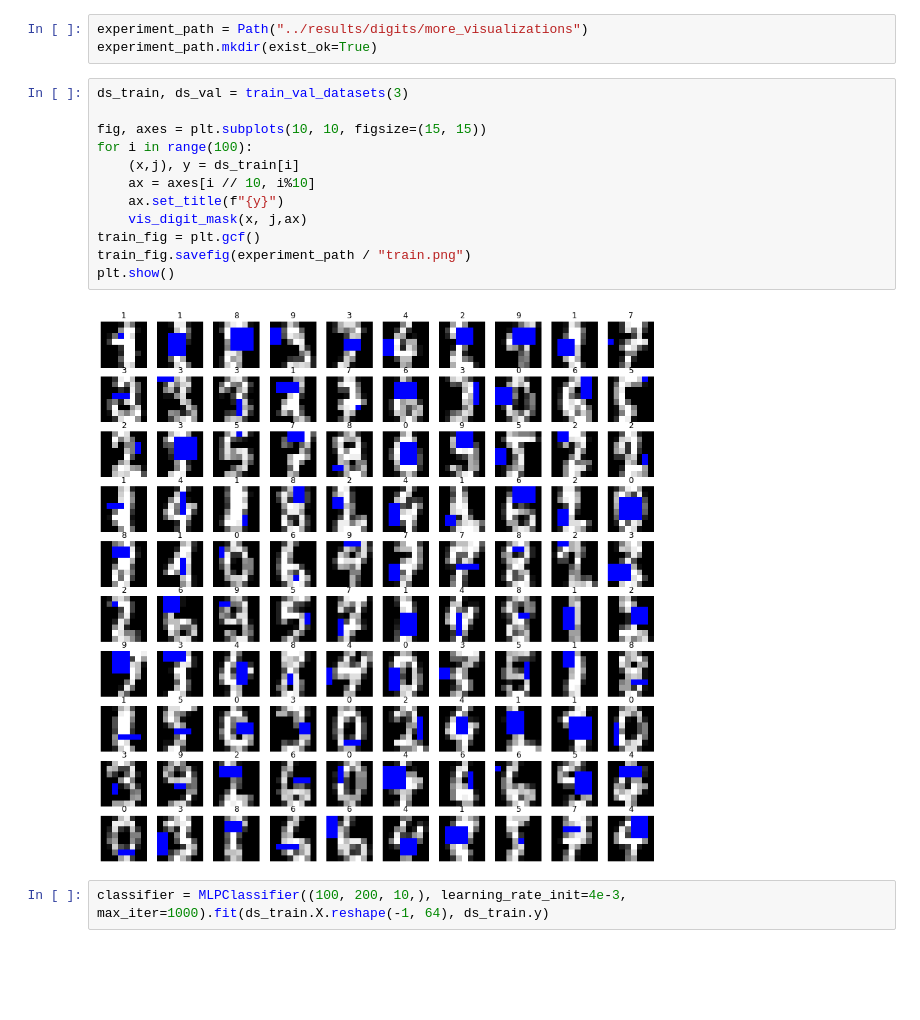
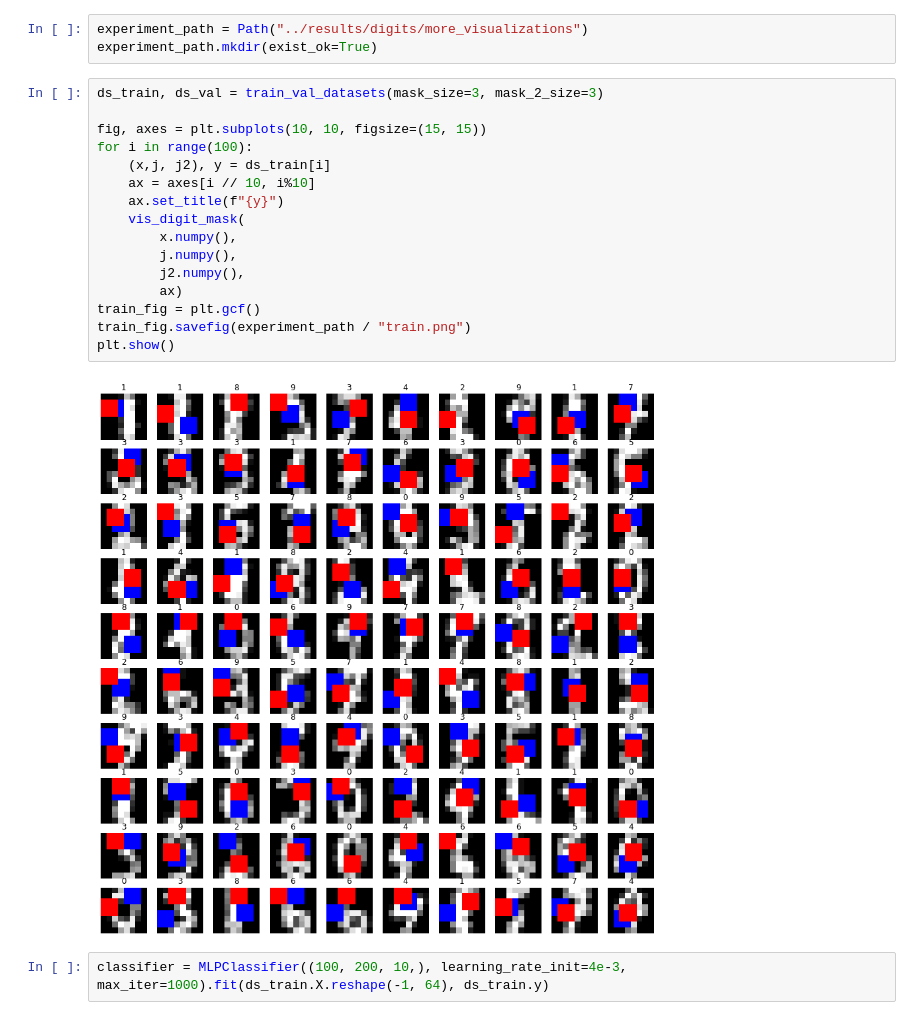
Before and after one commit to mprzewie/dmfa_inpainting, a Jupyter notebook: notebooks/digits_experiment.ipynb, the cells around one changed output. Drawn from its saved outputs; the diff is of its cells as text; blank space fills up the shorter version.

```diff
--- a/notebooks/digits_experiment.ipynb
+++ b/notebooks/digits_experiment.ipynb
@@ -50,19 +50,23 @@ device(type='cpu')
 experiment_path = Path("../results/digits/more_visualizations")
 experiment_path.mkdir(exist_ok=True)
 # %%
-ds_train, ds_val = train_val_datasets(3)
+ds_train, ds_val = train_val_datasets(mask_size=3, mask_2_size=3)
 
 fig, axes = plt.subplots(10, 10, figsize=(15, 15))
 for i in range(100):
-    (x,j), y = ds_train[i]
+    (x,j, j2), y = ds_train[i]
     ax = axes[i // 10, i%10]
     ax.set_title(f"{y}")
-    vis_digit_mask(x, j,ax)
+    vis_digit_mask(
+        x.numpy(),
+        j.numpy(),
+        j2.numpy(),
+        ax)
 train_fig = plt.gcf()
 train_fig.savefig(experiment_path / "train.png")
 plt.show()
 # %% [output]
-[figure, old version]
+[figure, new version]
 # %%
 classifier = MLPClassifier((100, 200, 10,), learning_rate_init=4e-3, max_iter=1000).fit(ds_train.X.reshape(-1, 64), ds_train.y)
 # %%
```
Also changed, not shown: parts of 6 cells of this notebook, 18 other files.
